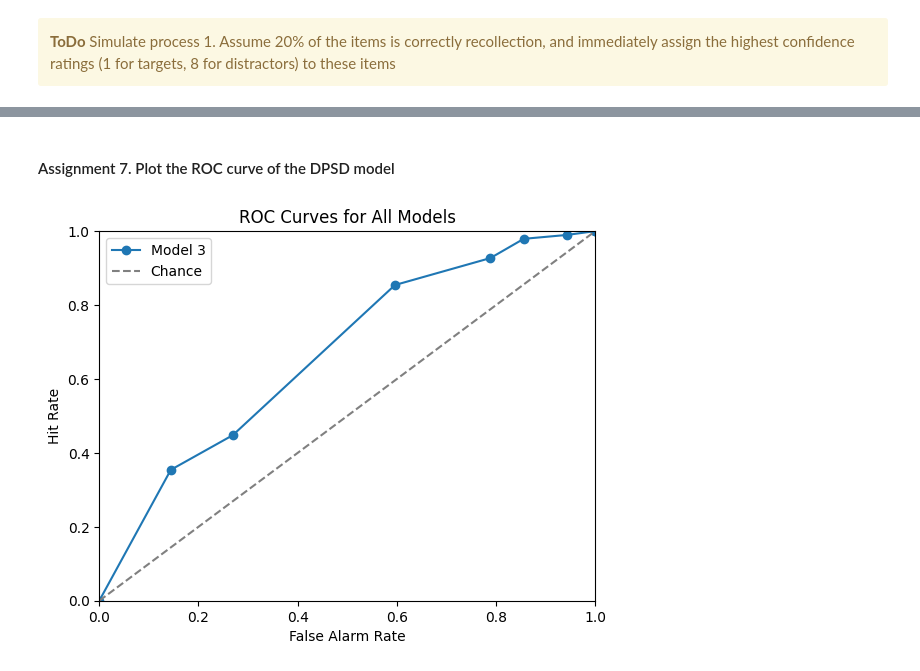
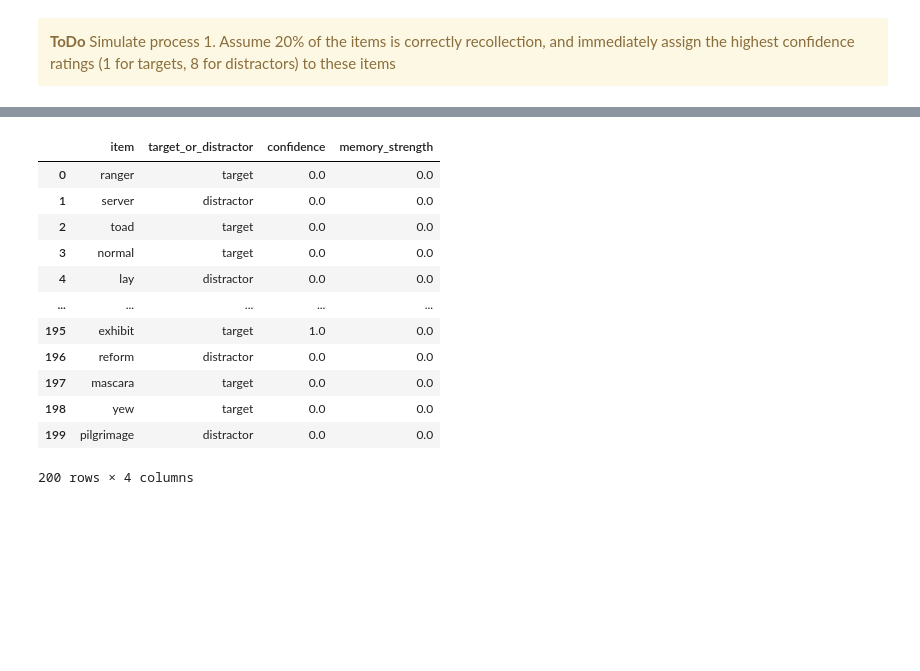
Before and after one commit to miavangellecum/cognition-and-computation, a Jupyter notebook: memory.ipynb, the cells around one changed output, grey strips where cells are left out. Drawn from its saved outputs; the diff is of its cells as text; code cells hidden in the pictures; blank space fills up the shorter version.

```diff
--- a/memory.ipynb
+++ b/memory.ipynb
@@ -426,15 +348,34 @@ print(model3_data)
-# %% [markdown]
-#### Assignment 7. Plot the ROC curve of the DPSD model
-# %%
-plot_roc(model3_data, label="Model 3", use_existing_confidence=True)
-
-plt.plot([0, 1], [0, 1], linestyle='--', color='gray', label='Chance')
-plt.xlabel("False Alarm Rate")
-plt.ylabel("Hit Rate")
-plt.xlim(0, 1)
-plt.ylim(0, 1)
-plt.legend()
-plt.title("ROC Curves for All Models")
-plt.show()
-# %% [output]
-[figure, removed]
+# %%
+# your answer here
+#clear the previous
+model3_data["confidence"] = 0.0
+model3_data["memory_strength"] = 0.0
+
+
+#list of randomly chosen 20% and assign?
+recollected = model3_data.sample(frac = 0.2)
+
+# targets and distractors counter
+for i, row in recollected.iterrows():
+    if row["target_or_distractor"] == "distractor":
+        model3_data.loc[i , "confidence"] = 8
+
+    if row["target_or_distractor"] == "target":
+        model3_data.loc[i , "confidence"] = 1
+
+
+model3_data
+# %% [output]
+|  | item | target_or_distractor | confidence | memory_strength |
+| 0 | ranger | target | 0.0 | 0.0 |
+| 1 | server | distractor | 0.0 | 0.0 |
+| 2 | toad | target | 0.0 | 0.0 |
+| 3 | normal | target | 0.0 | 0.0 |
+| 4 | lay | distractor | 0.0 | 0.0 |
+| ... | ... | ... | ... | ... |
+| 195 | exhibit | target | 1.0 | 0.0 |
+| 196 | reform | distractor | 0.0 | 0.0 |
+| 197 | mascara | target | 0.0 | 0.0 |
+| 198 | yew | target | 0.0 | 0.0 |
+| 199 | pilgrimage | distractor | 0.0 | 0.0 |
+200 rows × 4 columns
```
Also changed, not shown: parts of 14 cells of this notebook.
